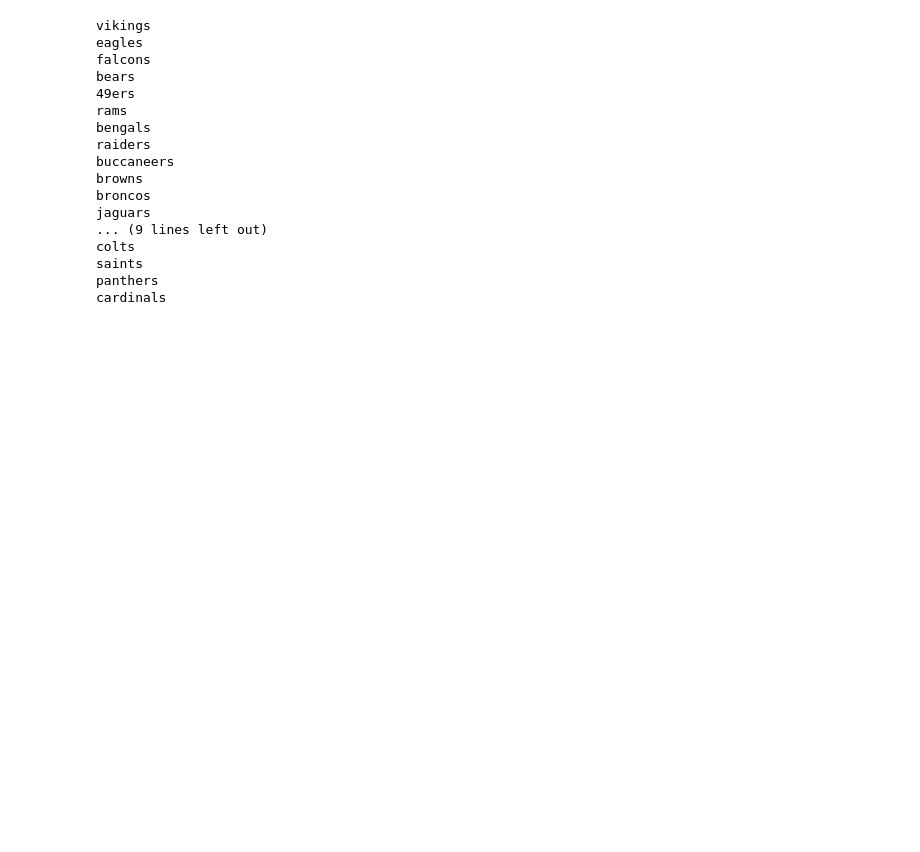
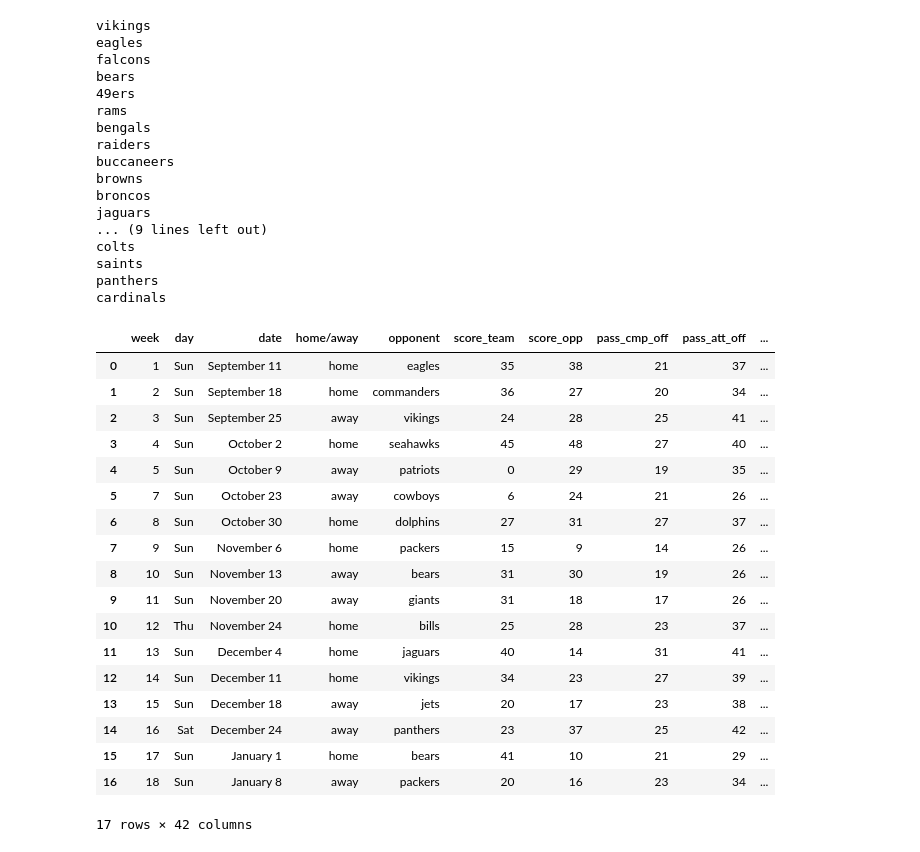
Before and after one commit to huuugh18/NFL_twitter_sentiment_odds, a Jupyter notebook: clean_team_stats.ipynb, the cells around one changed output. Cells and saved outputs as stored; diff of their text form; code cells hidden in the pictures; blank space fills up the shorter version.

```diff
--- a/clean_team_stats.ipynb
+++ b/clean_team_stats.ipynb
@@ -33,0 +23,7 @@ df_log
+# %%
+df_log = pd.read_csv(f'./team_stats/{filenames_logs[20]}')
+df_stats = pd.read_csv(f'./team_stats/{filenames_stats[20]}')
+
+logs_equal = df_log.columns == df_log_lions.columns
+stats_equal = df_stats.columns == df_stats_lions.columns
+stats_equal
@@ -215,3 +208,25 @@ colts
 saints
 panthers
 cardinals
+# %%
+clean_and_concat_stats_logs('lions')
+# %% [output]
+|  | week | day | date | home/away | opponent | score_team | score_opp | pass_cmp_off | pass_att_off | ... |
+| 0 | 1 | Sun | September 11 | home | eagles | 35 | 38 | 21 | 37 | ... |
+| 1 | 2 | Sun | September 18 | home | commanders | 36 | 27 | 20 | 34 | ... |
+| 2 | 3 | Sun | September 25 | away | vikings | 24 | 28 | 25 | 41 | ... |
+| 3 | 4 | Sun | October 2 | home | seahawks | 45 | 48 | 27 | 40 | ... |
+| 4 | 5 | Sun | October 9 | away | patriots | 0 | 29 | 19 | 35 | ... |
+| 5 | 7 | Sun | October 23 | away | cowboys | 6 | 24 | 21 | 26 | ... |
+| 6 | 8 | Sun | October 30 | home | dolphins | 27 | 31 | 27 | 37 | ... |
+| 7 | 9 | Sun | November 6 | home | packers | 15 | 9 | 14 | 26 | ... |
+| 8 | 10 | Sun | November 13 | away | bears | 31 | 30 | 19 | 26 | ... |
+| 9 | 11 | Sun | November 20 | away | giants | 31 | 18 | 17 | 26 | ... |
+| 10 | 12 | Thu | November 24 | home | bills | 25 | 28 | 23 | 37 | ... |
+| 11 | 13 | Sun | December 4 | home | jaguars | 40 | 14 | 31 | 41 | ... |
+| 12 | 14 | Sun | December 11 | home | vikings | 34 | 23 | 27 | 39 | ... |
+| 13 | 15 | Sun | December 18 | away | jets | 20 | 17 | 23 | 38 | ... |
+| 14 | 16 | Sat | December 24 | away | panthers | 23 | 37 | 25 | 42 | ... |
+| 15 | 17 | Sun | January 1 | home | bears | 41 | 10 | 21 | 29 | ... |
+| 16 | 18 | Sun | January 8 | away | packers | 20 | 16 | 23 | 34 | ... |
+17 rows × 42 columns
```
Also changed, not shown: parts of 9 cells of this notebook, 6 other files.
